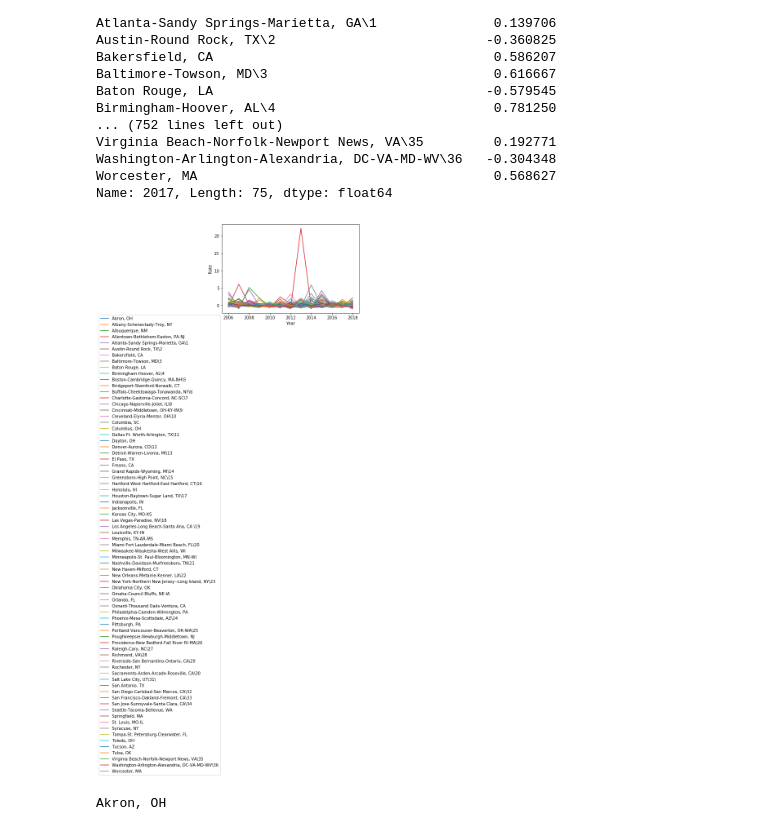
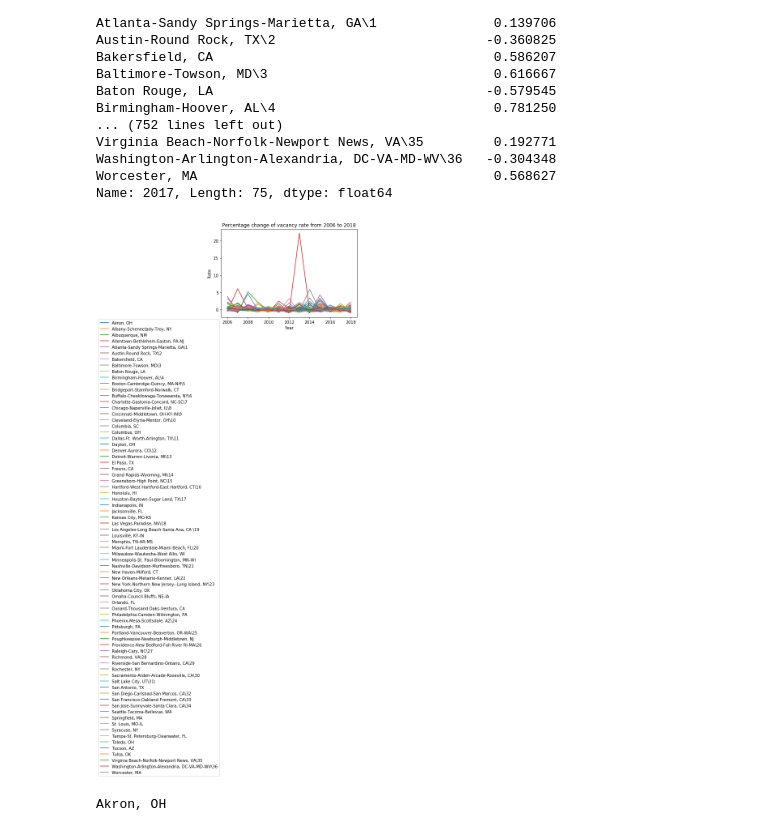
Before and after one commit to bowielh/Project1_Group1, a Jupyter notebook: VacancyRates.ipynb, the cells around one changed output. Drawn from its saved outputs; the diff is of its cells as text; code cells hidden in the pictures.

```diff
--- a/VacancyRates.ipynb
+++ b/VacancyRates.ipynb
@@ -139,13 +139,14 @@ Washington-Arlington-Alexandria, DC-VA-MD-WV\36   -0.304348
 Worcester, MA                                      0.568627
 Name: 2017, Length: 75, dtype: float64
 # %%
-# Plot vacancy percentage change YoY for all cities from 2006 to 2018
+# Plot vacancy percentage change for all cities from 2006 to 2018
 ax = vacancy_change.plot(kind = 'line')
 plt.legend(bbox_to_anchor=(0, 0))
+plt.title("Percentage change of vacancy rate from 2006 to 2018")
 ax.set_ylabel("Rate")
 plt.show()
 # %% [output]
-[figure, old version]
+[figure, new version]
 # %%
 # Plot vacancy percentage change for each MSA from 2006 to 2018
 
```
Also changed, not shown: parts of 1 cell of this notebook.
